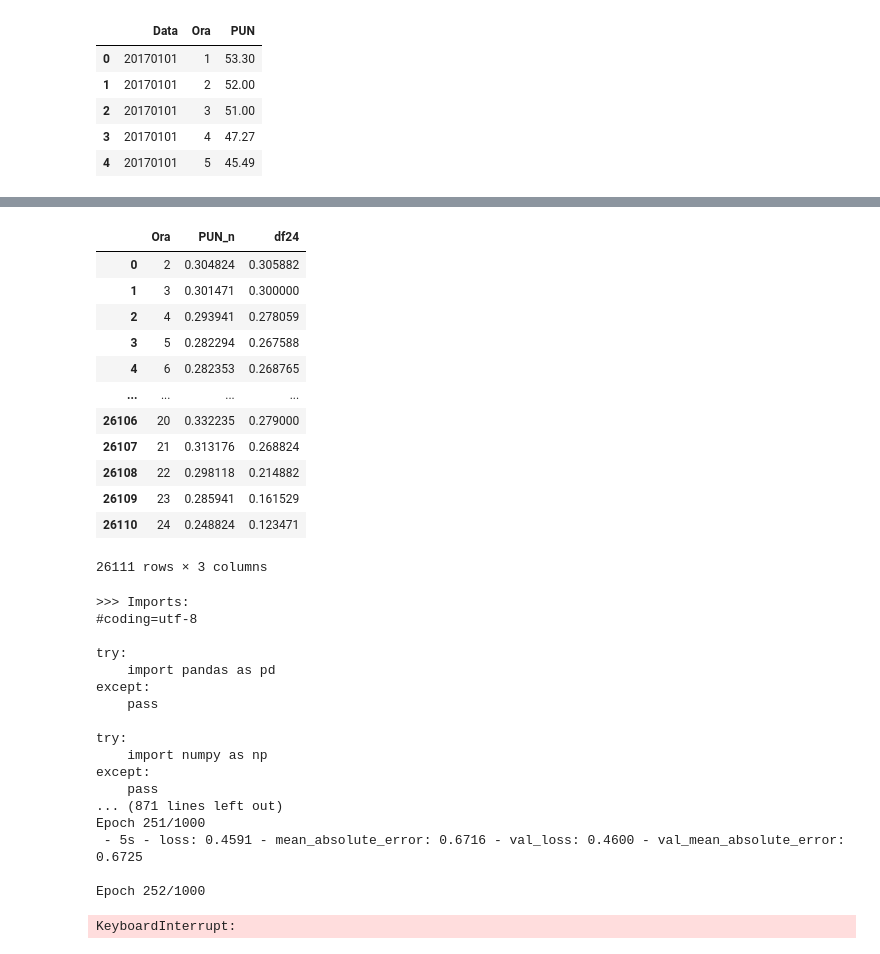
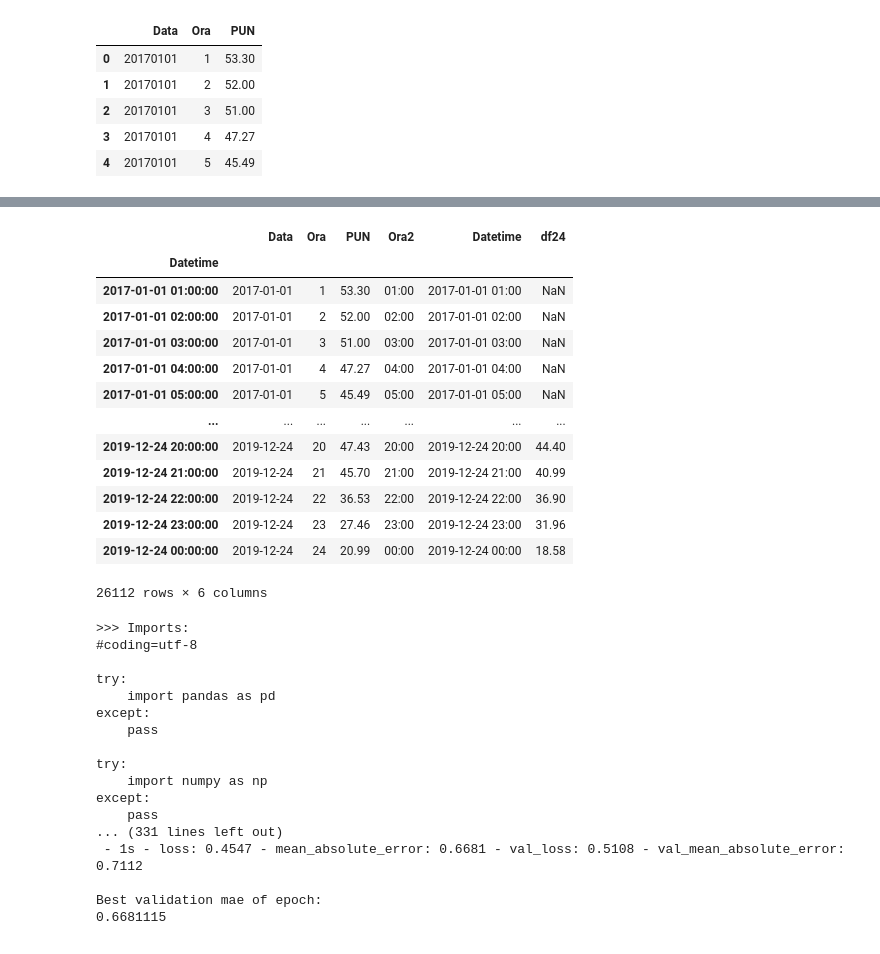
Before and after one commit to alessandromotta/DsLab, a Jupyter notebook: Script Python/Hyperparameters_opt.ipynb, the cells around one changed output, grey strips where cells are left out. Saved outputs shown, nothing was run; the diff lists cells and outputs as text; code cells hidden in the pictures.

```diff
--- a/Script Python/Hyperparameters_opt.ipynb
+++ b/Script Python/Hyperparameters_opt.ipynb
@@ -52,6 +42,5 @@ df.head()
 # %%
-target = df["PUN_n"]
-df["df24"] = target.shift(168)
-target = df["PUN_n"].iloc[169:]
-features = df[["Ora","PUN_n", "df24"]].iloc[169:]
-features
+target = df["PUN"]
+df["df24"] = target.shift(24)
+target = df["PUN"].iloc[25:]
+features = df[["PUN", "df24"]].iloc[25:]
@@ -75,17 +46,0 @@ features.to_csv(r'file2.csv', index = False)
-# %%
-df = pd.read_csv("file2.csv", sep=",", decimal='.', header='infer')
-df
-# %% [output]
-|  | Ora | PUN_n | df24 |
-| 0 | 2 | 0.304824 | 0.305882 |
-| 1 | 3 | 0.301471 | 0.300000 |
-| 2 | 4 | 0.293941 | 0.278059 |
-| 3 | 5 | 0.282294 | 0.267588 |
-| 4 | 6 | 0.282353 | 0.268765 |
-| ... | ... | ... | ... |
-| 26106 | 20 | 0.332235 | 0.279000 |
-| 26107 | 21 | 0.313176 | 0.268824 |
-| 26108 | 22 | 0.298118 | 0.214882 |
-| 26109 | 23 | 0.285941 | 0.161529 |
-| 26110 | 24 | 0.248824 | 0.123471 |
-26111 rows × 3 columns
@@ -104,0 +47,26 @@ def data():
+# %%
+mask_test = df["Datetime"] > "2019-12-25"
+mask_train = df["Datetime"] <= "2019-12-25"
+
+# %%
+test = df.loc[mask_test]
+test
+
+# %%
+train = df.loc[mask_train]
+train
+# %% [output]
+|  | Data | Ora | PUN | Ora2 | Datetime | df24 |
+| Datetime |  |  |  |  |  |  |
+| 2017-01-01 01:00:00 | 2017-01-01 | 1 | 53.30 | 01:00 | 2017-01-01 01:00 | NaN |
+| 2017-01-01 02:00:00 | 2017-01-01 | 2 | 52.00 | 02:00 | 2017-01-01 02:00 | NaN |
+| 2017-01-01 03:00:00 | 2017-01-01 | 3 | 51.00 | 03:00 | 2017-01-01 03:00 | NaN |
+| 2017-01-01 04:00:00 | 2017-01-01 | 4 | 47.27 | 04:00 | 2017-01-01 04:00 | NaN |
+| 2017-01-01 05:00:00 | 2017-01-01 | 5 | 45.49 | 05:00 | 2017-01-01 05:00 | NaN |
+| ... | ... | ... | ... | ... | ... | ... |
+| 2019-12-24 20:00:00 | 2019-12-24 | 20 | 47.43 | 20:00 | 2019-12-24 20:00 | 44.40 |
+| 2019-12-24 21:00:00 | 2019-12-24 | 21 | 45.70 | 21:00 | 2019-12-24 21:00 | 40.99 |
+| 2019-12-24 22:00:00 | 2019-12-24 | 22 | 36.53 | 22:00 | 2019-12-24 22:00 | 36.90 |
+| 2019-12-24 23:00:00 | 2019-12-24 | 23 | 27.46 | 23:00 | 2019-12-24 23:00 | 31.96 |
+| 2019-12-24 00:00:00 | 2019-12-24 | 24 | 20.99 | 00:00 | 2019-12-24 00:00 | 18.58 |
+26112 rows × 6 columns
@@ -142,7 +186,7 @@ best_run, best_model = optim.minimize(model=create_model,
                                       algo=tpe.suggest,
                                       max_evals=5,
                                       trials=Trials(),
-                                      notebook_name='Ora')
+                                      notebook_name='Hyperparameters_opt')
 # %% [output]
 >>> Imports:
 #coding=utf-8
@@ -156,12 +200,11 @@ try:
     import numpy as np
 except:
     pass
-... (871 lines left out)
-Epoch 251/1000
- - 5s - loss: 0.4591 - mean_absolute_error: 0.6716 - val_loss: 0.4600 - val_mean_absolute_error: 0.6725
+... (331 lines left out)
+ - 1s - loss: 0.4547 - mean_absolute_error: 0.6681 - val_loss: 0.5108 - val_mean_absolute_error: 0.7112
 
-Epoch 252/1000
+Best validation mae of epoch:
+0.6681115
-KeyboardInterrupt:
 # %%
 print("Best performing model chosen hyper-parameters:")
 print(best_run)
```
Also changed, not shown: parts of 12 cells of this notebook, 11 other files.
